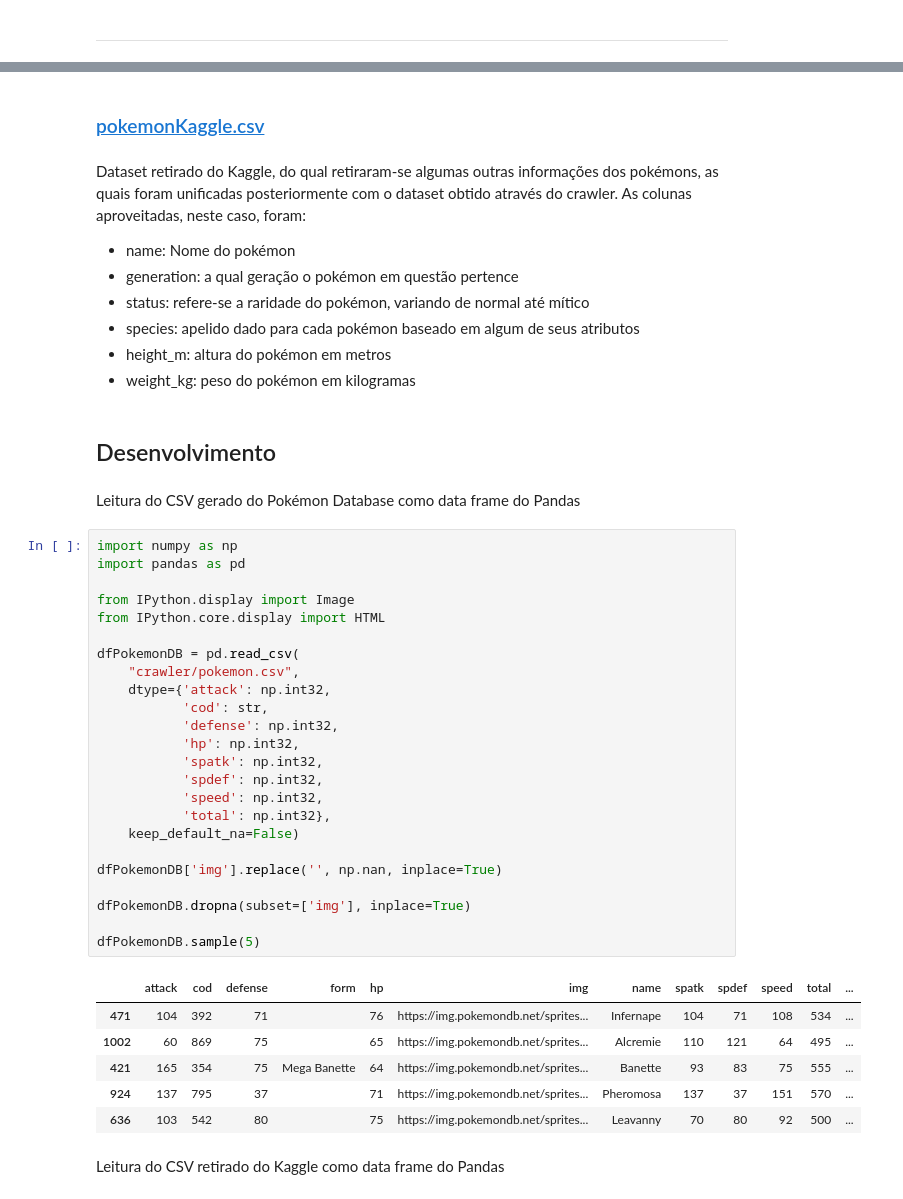
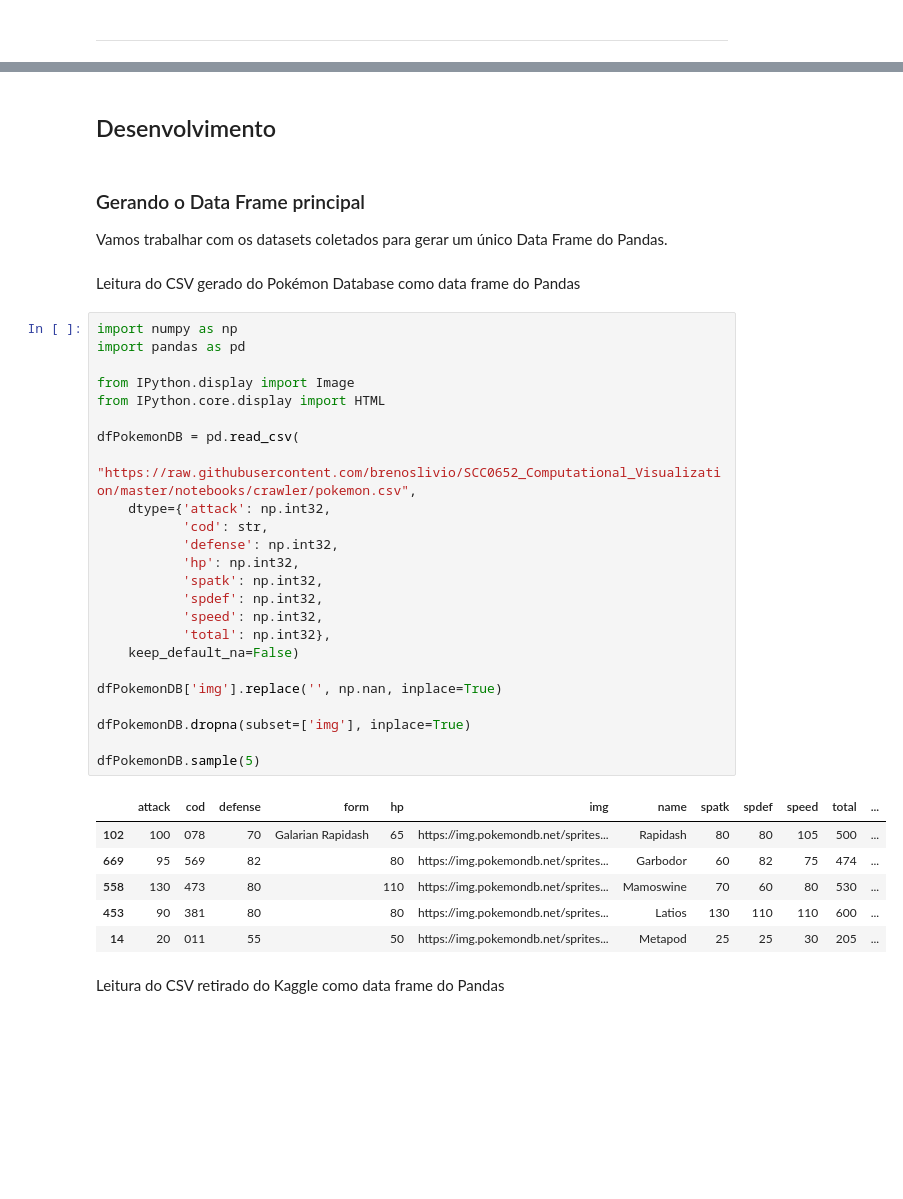
Before and after one commit to BrenoUSP/SCC0652_Computational_Visualization, a Jupyter notebook: notebooks/Projeto_1_Processamento_de_dados.ipynb, the cells around one changed output, grey strips where cells are left out. Cells and saved outputs as stored; diff of their text form; blank space fills up the shorter version.

```diff
--- a/notebooks/Projeto_1_Processamento_de_dados.ipynb
+++ b/notebooks/Projeto_1_Processamento_de_dados.ipynb
@@ -52,52 +63,45 @@ A série de jogos Pokemon se iniciou em 1996, com os jogos *Pokemon Red* e *Poke
 7ª geração: Rowlet 722 - Melmetal 809
 
 8ª geração: Grookey 810 - Eternamax 890
-# %% [markdown]
-### [pokemonKaggle.csv](https://github.com/brenoslivio/SCC0652_Computational_Visualization/blob/master/notebooks/kaggle/pokedexKaggle.csv)
-# %% [markdown]
-Dataset retirado do Kaggle, do qual retiraram-se algumas outras informações dos pokémons, as quais foram unificadas posteriormente com o dataset obtido através do crawler. As colunas aproveitadas, neste caso, foram:
-
-* name: Nome do pokémon
-* generation: a qual geração o pokémon em questão pertence
-*   status: refere-se a raridade do pokémon, variando de normal até mítico
-*   species: apelido dado para cada pokémon baseado em algum de seus atributos
-*   height_m: altura do pokémon em metros
-*   weight_kg: peso do pokémon em kilogramas
 # %% [markdown]
 ## Desenvolvimento
+# %% [markdown]
+### Gerando o Data Frame principal
+
+Vamos trabalhar com os datasets coletados para gerar um único Data Frame do Pandas.
 # %% [markdown]
 Leitura do CSV gerado do Pokémon Database como data frame do Pandas
 # %%
 import numpy as np
 import pandas as pd
 
 from IPython.display import Image
 from IPython.core.display import HTML
 
 dfPokemonDB = pd.read_csv(
-    "crawler/pokemon.csv",
+    "https://raw.githubusercontent.com/brenoslivio/SCC0652_Computational_Visualization/master/notebooks/crawler/pokemon.csv",
     dtype={'attack': np.int32,
            'cod': str,
            'defense': np.int32,
            'hp': np.int32,
            'spatk': np.int32,
            'spdef': np.int32,
            'speed': np.int32,
            'total': np.int32},
     keep_default_na=False)
 
 dfPokemonDB['img'].replace('', np.nan, inplace=True)
 
 dfPokemonDB.dropna(subset=['img'], inplace=True)
 
 dfPokemonDB.sample(5)
 # %% [output]
 |  | attack | cod | defense | form | hp | img | name | spatk | spdef | speed | total | ... |
-| 471 | 104 | 392 | 71 |  | 76 | https://img.pokemondb.net/sprites... | Infernape | 104 | 71 | 108 | 534 | ... |
-| 1002 | 60 | 869 | 75 |  | 65 | https://img.pokemondb.net/sprites... | Alcremie | 110 | 121 | 64 | 495 | ... |
-| 421 | 165 | 354 | 75 | Mega Banette | 64 | https://img.pokemondb.net/sprites... | Banette | 93 | 83 | 75 | 555 | ... |
-| 924 | 137 | 795 | 37 |  | 71 | https://img.pokemondb.net/sprites... | Pheromosa | 137 | 37 | 151 | 570 | ... |
-| 636 | 103 | 542 | 80 |  | 75 | https://img.pokemondb.net/sprites... | Leavanny | 70 | 80 | 92 | 500 | ... |
+| 102 | 100 | 078 | 70 | Galarian Rapidash | 65 | https://img.pokemondb.net/sprites... | Rapidash | 80 | 80 | 105 | 500 | ... |
+| 669 | 95 | 569 | 82 |  | 80 | https://img.pokemondb.net/sprites... | Garbodor | 60 | 82 | 75 | 474 | ... |
+| 558 | 130 | 473 | 80 |  | 110 | https://img.pokemondb.net/sprites... | Mamoswine | 70 | 60 | 80 | 530 | ... |
+| 453 | 90 | 381 | 80 |  | 80 | https://img.pokemondb.net/sprites... | Latios | 130 | 110 | 110 | 600 | ... |
+| 14 | 20 | 011 | 55 |  | 50 | https://img.pokemondb.net/sprites... | Metapod | 25 | 25 | 30 | 205 | ... |
 # %% [markdown]
 Leitura do CSV retirado do Kaggle como data frame do Pandas
 # %%
```
Also changed, not shown: parts of 24 cells of this notebook.
